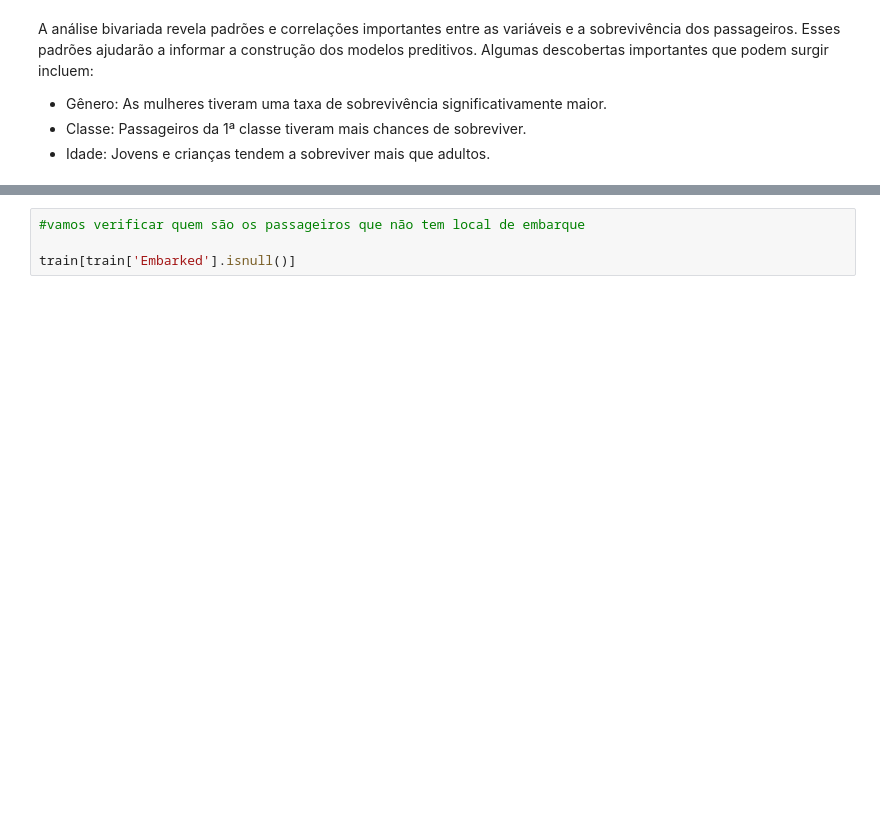
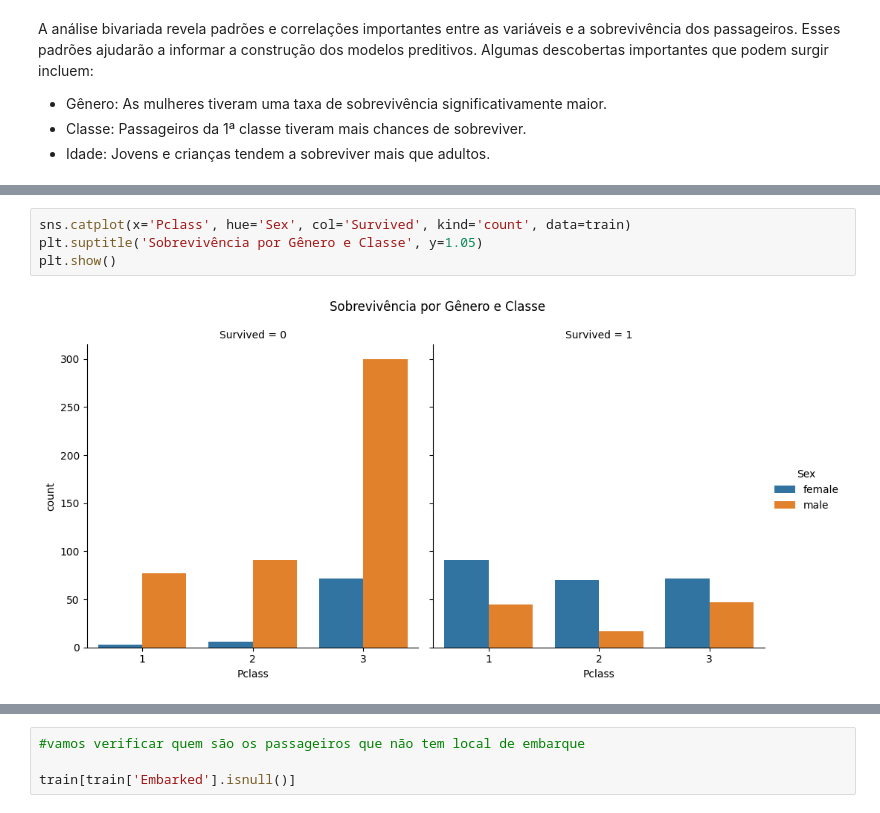
Before and after one commit to varsantos/Data_science, a Jupyter notebook: Titanic.ipynb, the cells around one changed output, grey strips where cells are left out. Drawn from its saved outputs; the diff is of its cells as text; blank space fills up the shorter version.

```diff
--- a/Titanic.ipynb
+++ b/Titanic.ipynb
@@ -314,0 +321,6 @@ A análise bivariada revela padrões e correlações importantes entre as variá
+# %%
+sns.catplot(x='Pclass', hue='Sex', col='Survived', kind='count', data=train)
+plt.suptitle('Sobrevivência por Gênero e Classe', y=1.05)
+plt.show()
+# %% [output]
+[figure, added]
```
Also changed, not shown: parts of 10 cells of this notebook.
